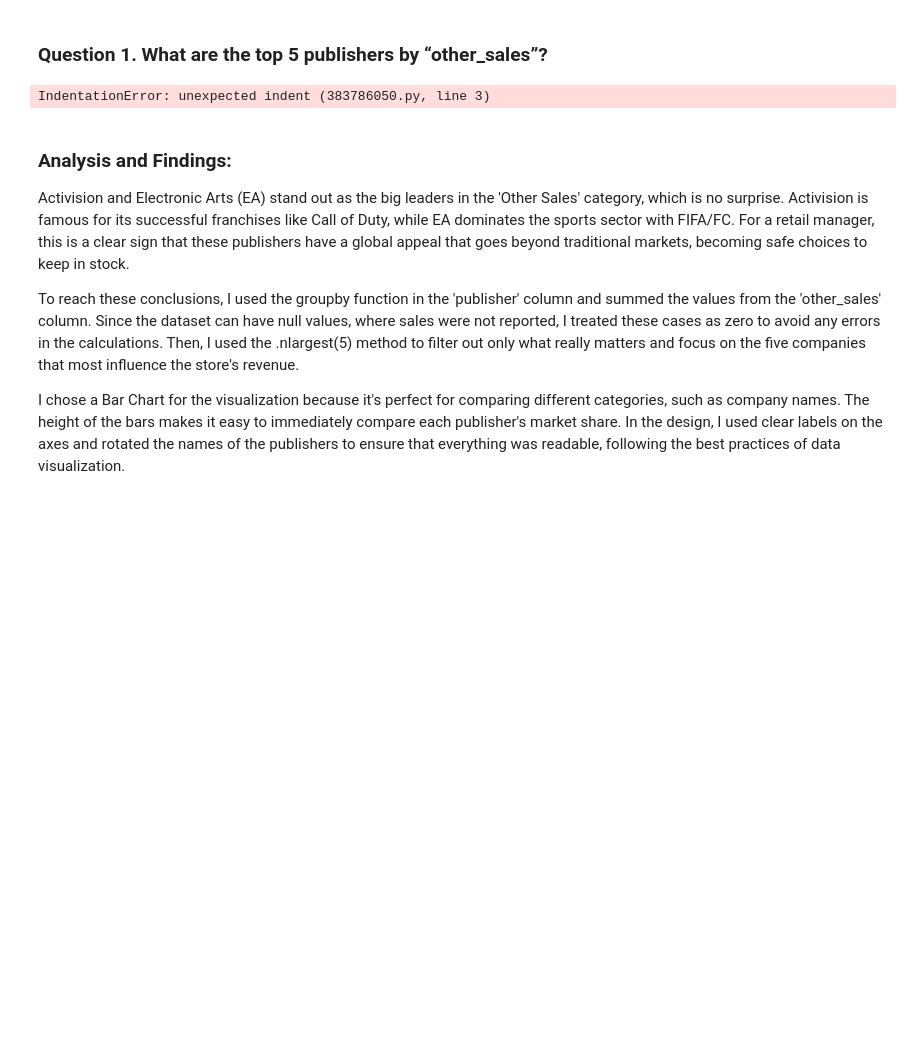
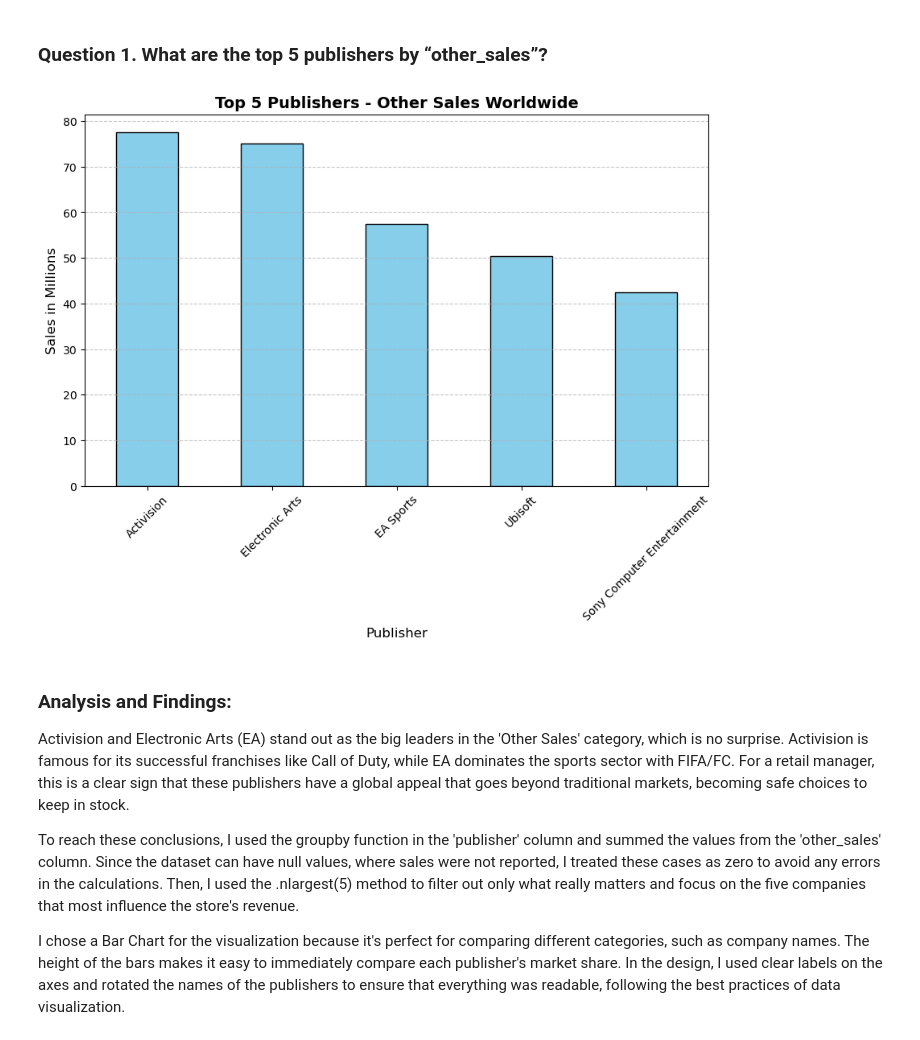
Before and after one commit to 2025581-prog/ca1-semester-2-data-visualization-2025581-prog, a Jupyter notebook: Thaiany_DVizHDip_CA1.ipynb, the cells around one changed output. Drawn from its saved outputs; the diff is of its cells as text; code cells hidden in the pictures; blank space fills up the shorter version.

```diff
--- a/Thaiany_DVizHDip_CA1.ipynb
+++ b/Thaiany_DVizHDip_CA1.ipynb
@@ -146,25 +146,25 @@ top_5_other_sales = df.groupby('publisher')['other_sales'].sum().nlargest(5).res
 # %% [markdown]
 ### Question 1. What are the top 5 publishers by “other_sales”?
 # %%
-# 1. Data Preaparation
-# grouped by publisher and added up the sales of the column
- 'other_sales'
+# 1. Data Preparation
+# grouped by publisher and added up the sales of the column 'other_sales'
+
 top_publishers = df.groupby('publisher')['other_sales'].sum().nlargest(5)
 
 # 2. Visualizacion
 plt.figure(figsize=(10, 6))
 top_publishers.plot(kind='bar', color='skyblue', edgecolor='black')
 
 # 3. Plot top 5 publishers
 plt.title('Top 5 Publishers - Other Sales Worldwide', fontsize=14, fontweight='bold')
 plt.xlabel('Publisher', fontsize=12)
 plt.ylabel('Sales in Millions', fontsize=12)
 plt.xticks(rotation=45)
 plt.grid(axis='y', linestyle='--', alpha=0.7)
 
 plt.show()
 # %% [output]
-IndentationError: unexpected indent (383786050.py, line 3)
+[figure, added]
 # %% [markdown]
 ### Analysis and Findings:
 Activision and Electronic Arts (EA) stand out as the big leaders in the 'Other Sales' category, which is no surprise. Activision is famous for its successful franchises like Call of Duty, while EA dominates the sports sector with FIFA/FC. For a retail manager, this is a clear sign that these publishers have a global appeal that goes beyond traditional markets, becoming safe choices to keep in stock.
```
Also changed, not shown: parts of 6 cells of this notebook.
